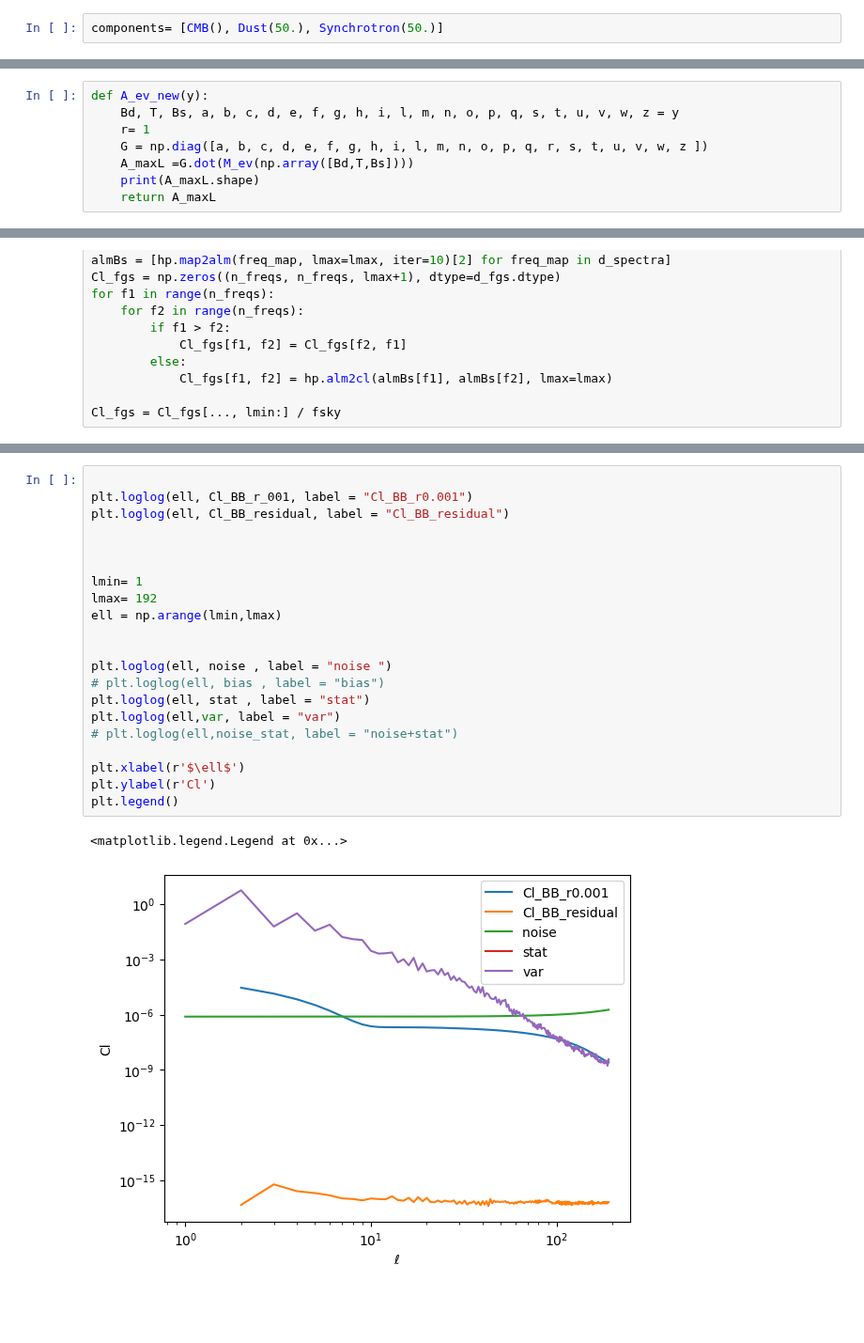
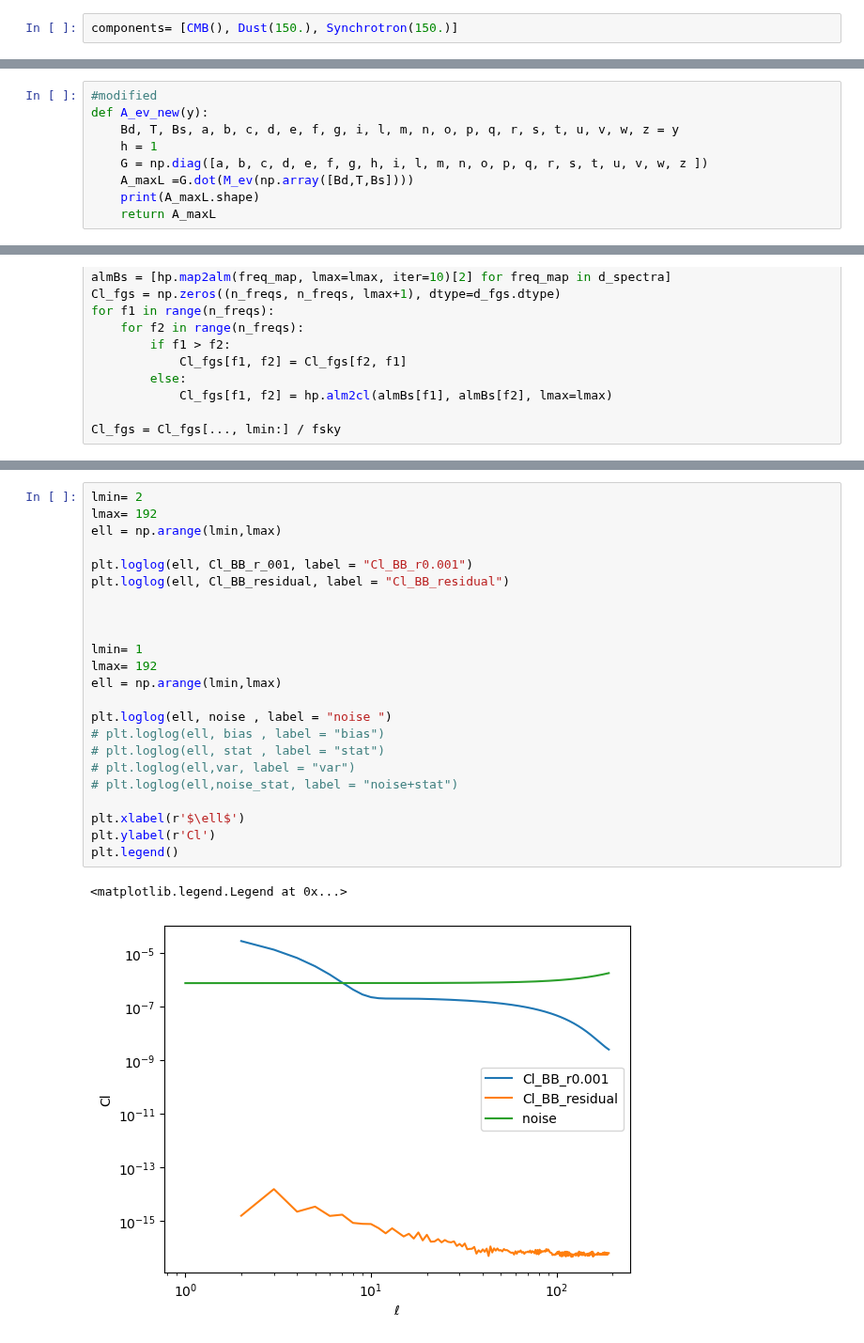
Before and after one commit to AlicePirotta/APC, a Jupyter notebook: pipeline residuals_new.ipynb, the cells around one changed output, grey strips where cells are left out. Shown at 94% size. Drawn from its saved outputs; the diff is of its cells as text; blank space fills up the shorter version.

```diff
--- a/pipeline residuals_new.ipynb
+++ b/pipeline residuals_new.ipynb
@@ -48,7 +47,7 @@ freq_maps= d_fgs[:,1:,:]
 # %% [markdown]
 Chose the components to fit for
 # %%
-components= [CMB(), Dust(50.), Synchrotron(50.)]
+components= [CMB(), Dust(150.), Synchrotron(150.)]
 # %%
 M = MixingMatrix(*components)
 M_ev = M.evaluator(instrument.frequency)
@@ -130,9 +150,10 @@ def G_tot(gain_params):
     G = np.diag([a, b, c, d, e, f, g, h, i, l, m, n, o, p, q, r, s, t, u, v, w, z ])
     return G
 # %%
+#modified
 def A_ev_new(y):
-    Bd, T, Bs, a, b, c, d, e, f, g, h, i, l, m, n, o, p, q, s, t, u, v, w, z = y
-    r= 1
+    Bd, T, Bs, a, b, c, d, e, f, g, i, l, m, n, o, p, q, r, s, t, u, v, w, z = y
+    h = 1
     G = np.diag([a, b, c, d, e, f, g, h, i, l, m, n, o, p, q, r, s, t, u, v, w, z ])
     A_maxL =G.dot(M_ev(np.array([Bd,T,Bs])))
     print(A_maxL.shape)
@@ -475,24 +534,26 @@ print(noise+stat)
 # %%
+lmin= 2
+lmax= 192
+ell = np.arange(lmin,lmax)
 
 plt.loglog(ell, Cl_BB_r_001, label = "Cl_BB_r0.001")
 plt.loglog(ell, Cl_BB_residual, label = "Cl_BB_residual")
 
 
 
 lmin= 1
 lmax= 192
 ell = np.arange(lmin,lmax)
 
-
 plt.loglog(ell, noise , label = "noise ")
 # plt.loglog(ell, bias , label = "bias")
-plt.loglog(ell, stat , label = "stat")
-plt.loglog(ell,var, label = "var")
+# plt.loglog(ell, stat , label = "stat")
+# plt.loglog(ell,var, label = "var")
 # plt.loglog(ell,noise_stat, label = "noise+stat")
 
 plt.xlabel(r'$\ell$')
 plt.ylabel(r'Cl')
 plt.legend()
 # %% [output]
 <matplotlib.legend.Legend at 0x...>
-[figure, old version]
+[figure, new version]
```
Also changed, not shown: parts of 13 cells of this notebook.
